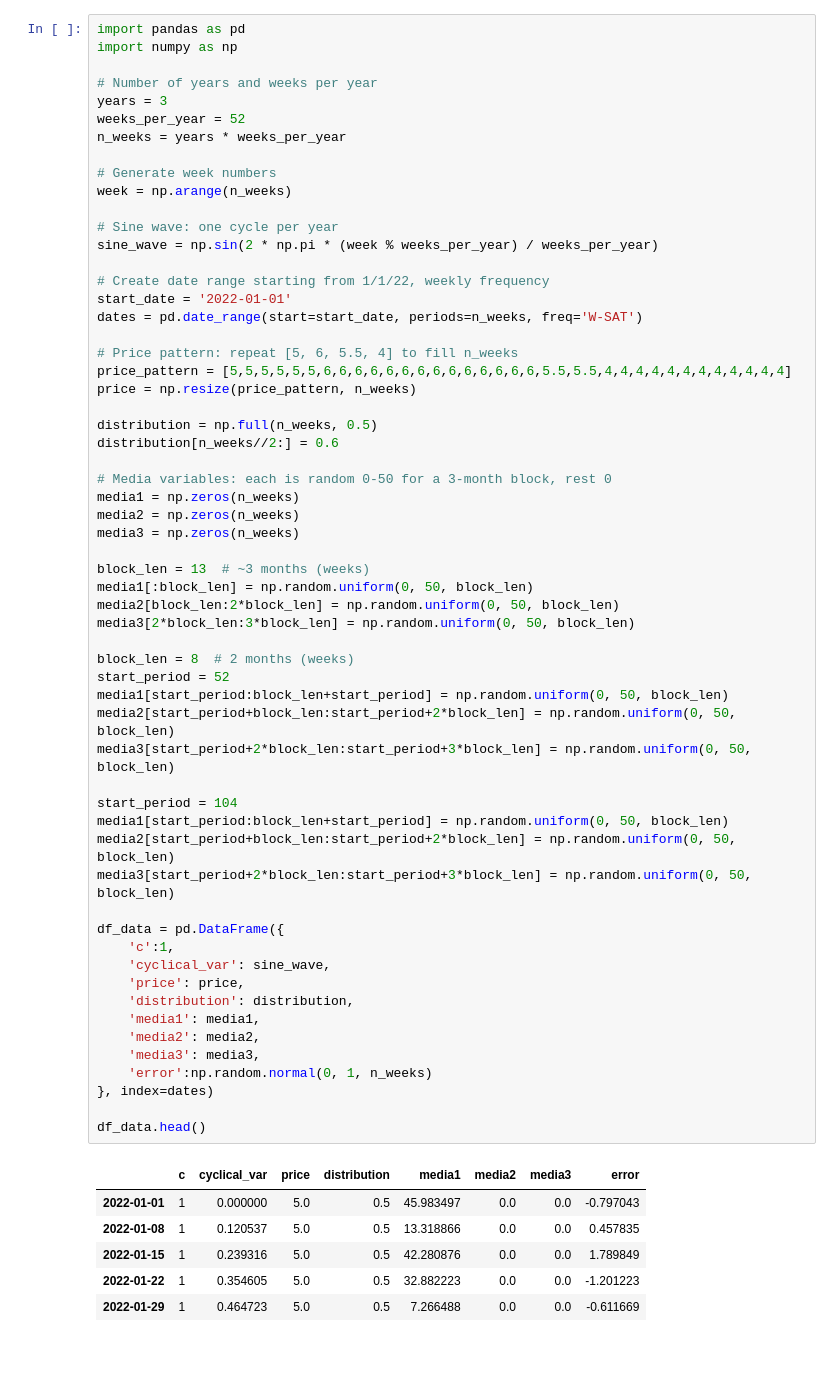
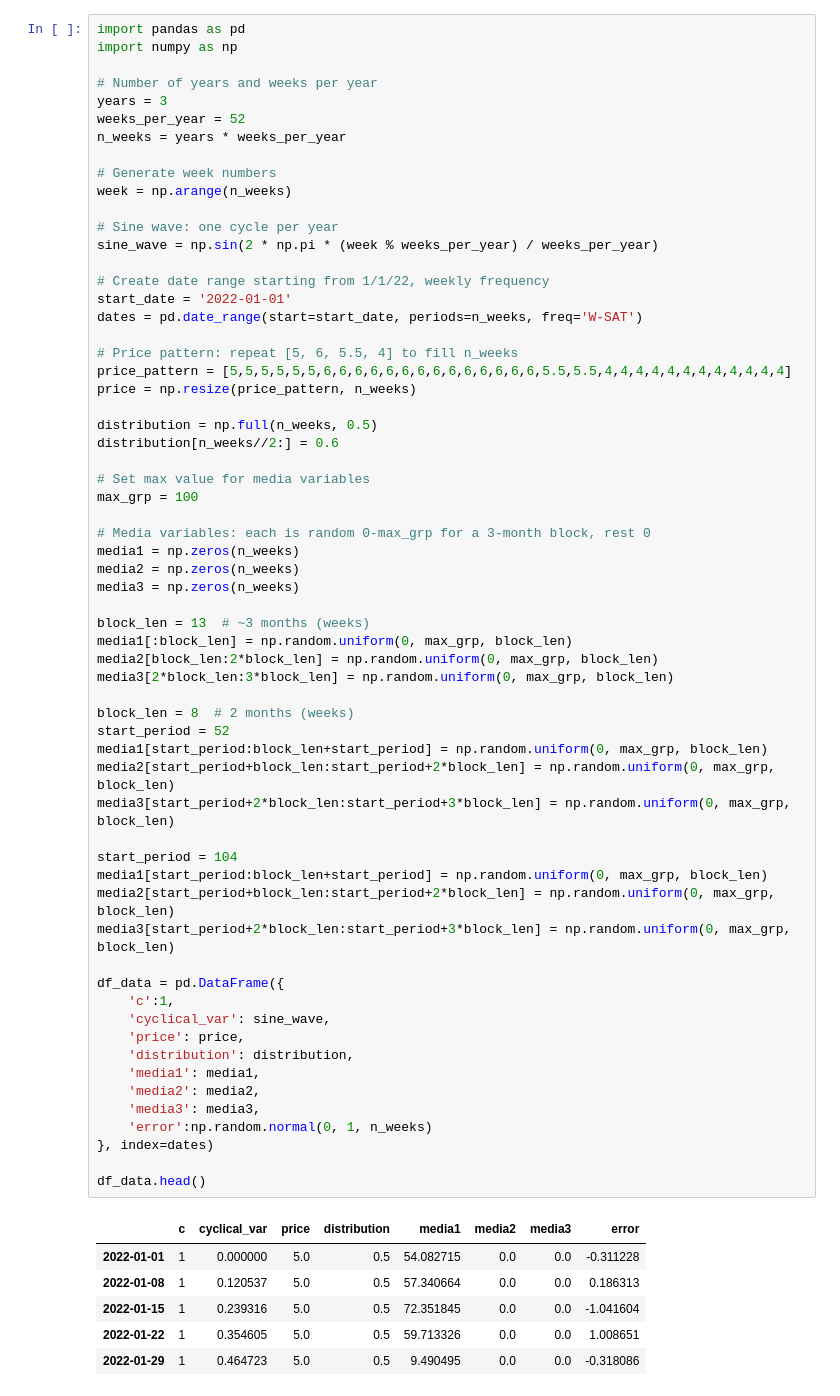
Before and after one commit to jackbowley/MMM, a Jupyter notebook: CreateDataSet.ipynb, the cells around one changed output. Drawn from its saved outputs; the diff is of its cells as text; blank space fills up the shorter version.

```diff
--- a/CreateDataSet.ipynb
+++ b/CreateDataSet.ipynb
@@ -175,45 +31,48 @@ price_pattern = [5,5,5,5,5,5,6,6,6,6,6,6,6,6,6,6,6,6,6,6,5.5,5.5,4,4,4,4,4,4,4,4
 price = np.resize(price_pattern, n_weeks)
 
 distribution = np.full(n_weeks, 0.5)
 distribution[n_weeks//2:] = 0.6
 
-# Media variables: each is random 0-50 for a 3-month block, rest 0
+# Set max value for media variables
+max_grp = 100
+
+# Media variables: each is random 0-max_grp for a 3-month block, rest 0
 media1 = np.zeros(n_weeks)
 media2 = np.zeros(n_weeks)
 media3 = np.zeros(n_weeks)
 
 block_len = 13  # ~3 months (weeks)
-media1[:block_len] = np.random.uniform(0, 50, block_len)
-media2[block_len:2*block_len] = np.random.uniform(0, 50, block_len)
-media3[2*block_len:3*block_len] = np.random.uniform(0, 50, block_len)
+media1[:block_len] = np.random.uniform(0, max_grp, block_len)
+media2[block_len:2*block_len] = np.random.uniform(0, max_grp, block_len)
+media3[2*block_len:3*block_len] = np.random.uniform(0, max_grp, block_len)
 
 block_len = 8  # 2 months (weeks)
 start_period = 52
-media1[start_period:block_len+start_period] = np.random.uniform(0, 50, block_len)
-media2[start_period+block_len:start_period+2*block_len] = np.random.uniform(0, 50, block_len)
-media3[start_period+2*block_len:start_period+3*block_len] = np.random.uniform(0, 50, block_len)
+media1[start_period:block_len+start_period] = np.random.uniform(0, max_grp, block_len)
+media2[start_period+block_len:start_period+2*block_len] = np.random.uniform(0, max_grp, block_len)
+media3[start_period+2*block_len:start_period+3*block_len] = np.random.uniform(0, max_grp, block_len)
 
 start_period = 104
-media1[start_period:block_len+start_period] = np.random.uniform(0, 50, block_len)
-media2[start_period+block_len:start_period+2*block_len] = np.random.uniform(0, 50, block_len)
-media3[start_period+2*block_len:start_period+3*block_len] = np.random.uniform(0, 50, block_len)
+media1[start_period:block_len+start_period] = np.random.uniform(0, max_grp, block_len)
+media2[start_period+block_len:start_period+2*block_len] = np.random.uniform(0, max_grp, block_len)
+media3[start_period+2*block_len:start_period+3*block_len] = np.random.uniform(0, max_grp, block_len)
 
 df_data = pd.DataFrame({
     'c':1,
     'cyclical_var': sine_wave,
     'price': price,
     'distribution': distribution,
     'media1': media1,
     'media2': media2,
     'media3': media3,
     'error':np.random.normal(0, 1, n_weeks)
 }, index=dates)
 
 df_data.head()
 # %% [output]
 |  | c | cyclical_var | price | distribution | media1 | media2 | media3 | error |
-| 2022-01-01 | 1 | 0.000000 | 5.0 | 0.5 | 45.983497 | 0.0 | 0.0 | -0.797043 |
-| 2022-01-08 | 1 | 0.120537 | 5.0 | 0.5 | 13.318866 | 0.0 | 0.0 | 0.457835 |
-| 2022-01-15 | 1 | 0.239316 | 5.0 | 0.5 | 42.280876 | 0.0 | 0.0 | 1.789849 |
-| 2022-01-22 | 1 | 0.354605 | 5.0 | 0.5 | 32.882223 | 0.0 | 0.0 | -1.201223 |
-| 2022-01-29 | 1 | 0.464723 | 5.0 | 0.5 | 7.266488 | 0.0 | 0.0 | -0.611669 |
+| 2022-01-01 | 1 | 0.000000 | 5.0 | 0.5 | 54.082715 | 0.0 | 0.0 | -0.311228 |
+| 2022-01-08 | 1 | 0.120537 | 5.0 | 0.5 | 57.340664 | 0.0 | 0.0 | 0.186313 |
+| 2022-01-15 | 1 | 0.239316 | 5.0 | 0.5 | 72.351845 | 0.0 | 0.0 | -1.041604 |
+| 2022-01-22 | 1 | 0.354605 | 5.0 | 0.5 | 59.713326 | 0.0 | 0.0 | 1.008651 |
+| 2022-01-29 | 1 | 0.464723 | 5.0 | 0.5 | 9.490495 | 0.0 | 0.0 | -0.318086 |
```
Also changed, not shown: parts of 15 cells of this notebook, 14 other files.
